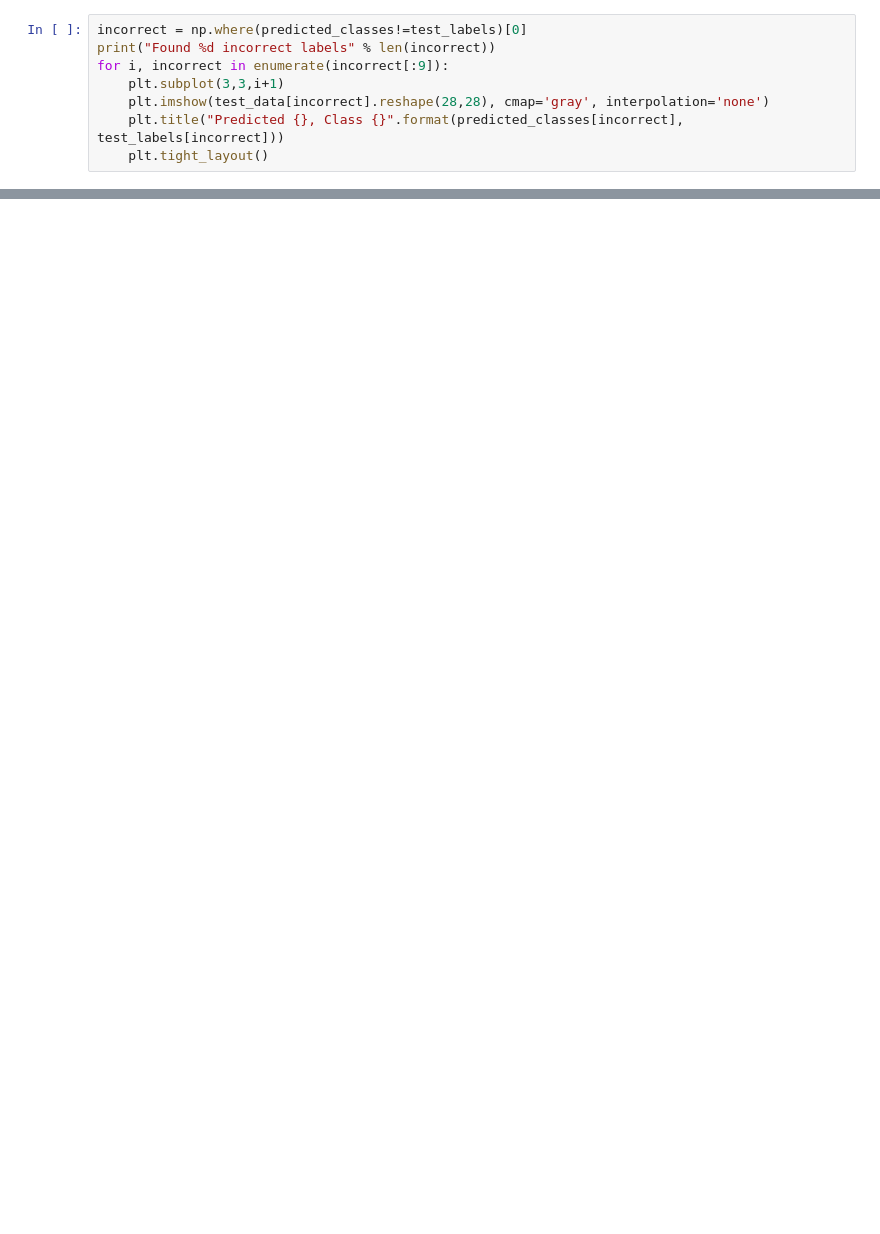
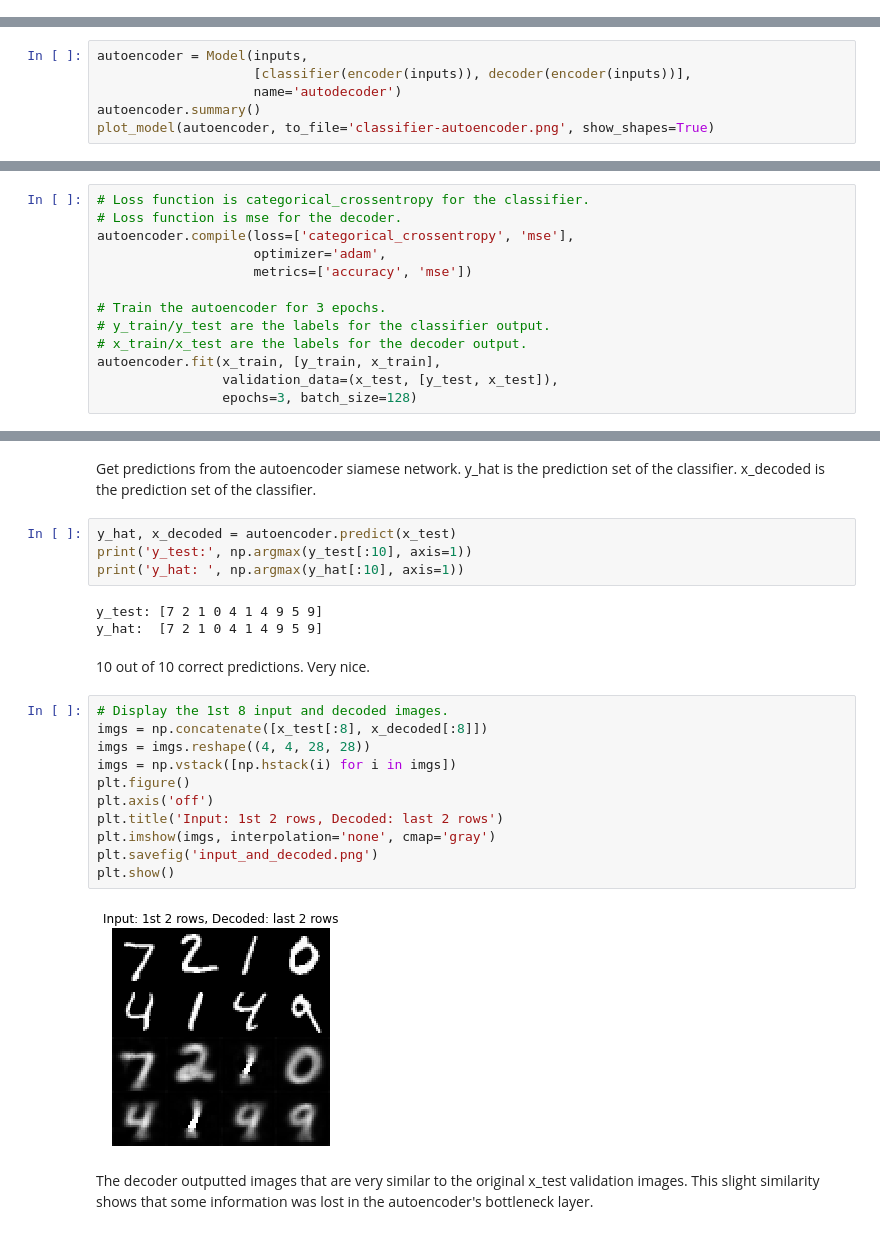
Before and after one commit to activationfunction/DeepLearningCourse, a Jupyter notebook: autoencoder_mnist_classifier.ipynb, the cells around one changed output, grey strips where cells are left out. Saved outputs shown, nothing was run; the diff lists cells and outputs as text; blank space fills up the shorter version.

Commit message:
Update autoencoder_mnist_classifier.ipynb
Improved models and clustering

```diff
--- a/autoencoder_mnist_classifier.ipynb
+++ b/autoencoder_mnist_classifier.ipynb
@@ -361,8 +0,0 @@ Found 9893 correct labels
-# %%
-incorrect = np.where(predicted_classes!=test_labels)[0]
-print("Found %d incorrect labels" % len(incorrect))
-for i, incorrect in enumerate(incorrect[:9]):
-    plt.subplot(3,3,i+1)
-    plt.imshow(test_data[incorrect].reshape(28,28), cmap='gray', interpolation='none')
-    plt.title("Predicted {}, Class {}".format(predicted_classes[incorrect], test_labels[incorrect]))
-    plt.tight_layout()
@@ -394,0 +170,6 @@ weighted avg       0.99      0.99      0.99     10000
+# %%
+autoencoder = Model(inputs,
+                    [classifier(encoder(inputs)), decoder(encoder(inputs))],
+                    name='autodecoder')
+autoencoder.summary()
+plot_model(autoencoder, to_file='classifier-autoencoder.png', show_shapes=True)
@@ -394,0 +195,13 @@ weighted avg       0.99      0.99      0.99     10000
+# %%
+# Loss function is categorical_crossentropy for the classifier.
+# Loss function is mse for the decoder.
+autoencoder.compile(loss=['categorical_crossentropy', 'mse'],
+                    optimizer='adam',
+                    metrics=['accuracy', 'mse'])
+
+# Train the autoencoder for 3 epochs.
+# y_train/y_test are the labels for the classifier output.
+# x_train/x_test are the labels for the decoder output.
+autoencoder.fit(x_train, [y_train, x_train],
+                validation_data=(x_test, [y_test, x_test]),
+                epochs=3, batch_size=128)
@@ -394,0 +216,26 @@ weighted avg       0.99      0.99      0.99     10000
+# %% [markdown]
+Get predictions from the autoencoder siamese network. y_hat is the prediction set of the classifier. x_decoded is the prediction set of the classifier.
+# %%
+y_hat, x_decoded = autoencoder.predict(x_test)
+print('y_test:', np.argmax(y_test[:10], axis=1))
+print('y_hat: ', np.argmax(y_hat[:10], axis=1))
+# %% [output]
+y_test: [7 2 1 0 4 1 4 9 5 9]
+y_hat:  [7 2 1 0 4 1 4 9 5 9]
+# %% [markdown]
+10 out of 10 correct predictions. Very nice.
+# %%
+# Display the 1st 8 input and decoded images.
+imgs = np.concatenate([x_test[:8], x_decoded[:8]])
+imgs = imgs.reshape((4, 4, 28, 28))
+imgs = np.vstack([np.hstack(i) for i in imgs])
+plt.figure()
+plt.axis('off')
+plt.title('Input: 1st 2 rows, Decoded: last 2 rows')
+plt.imshow(imgs, interpolation='none', cmap='gray')
+plt.savefig('input_and_decoded.png')
+plt.show()
+# %% [output]
+[figure, added]
+# %% [markdown]
+The decoder outputted images that are very similar to the original x_test validation images. This slight similarity shows that some information was lost in the autoencoder's bottleneck layer.
```
Also changed, not shown: parts of 59 cells of this notebook.
